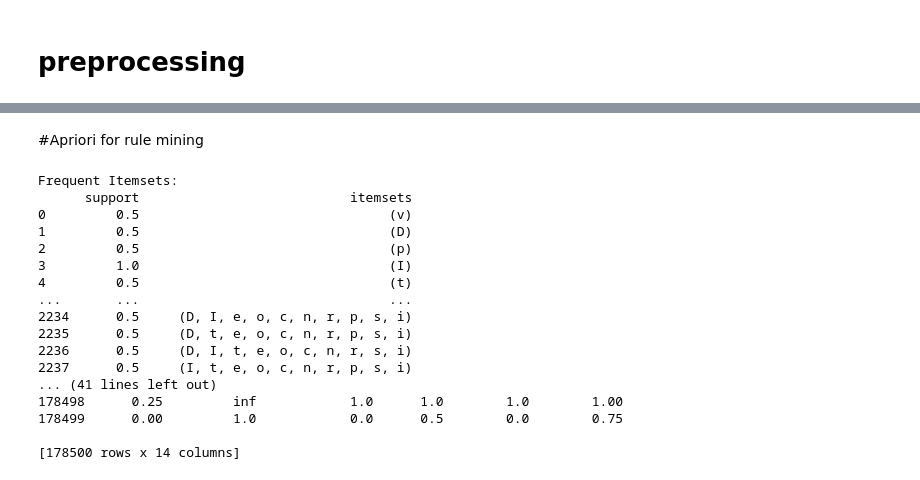
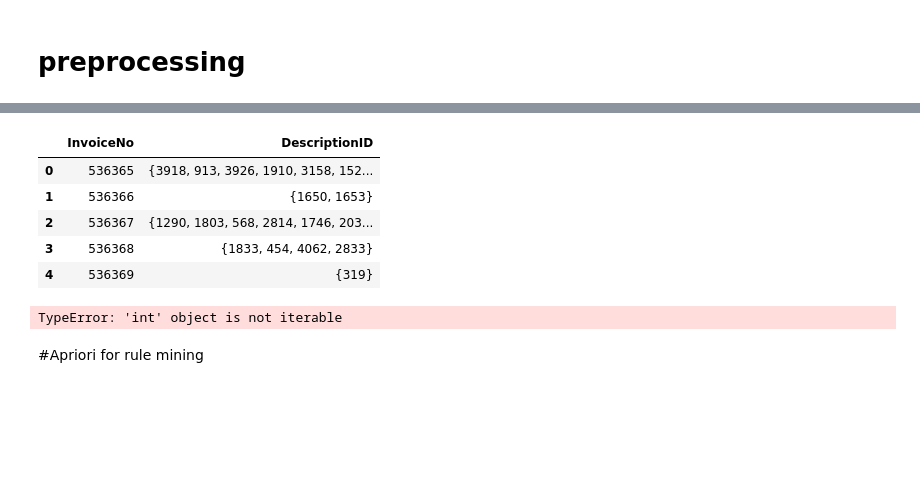
Before and after one commit to ItamarBerger/TabularDS, a Jupyter notebook: final_project/code/exmple_notebook.ipynb, the cells around one changed output, grey strips where cells are left out. Drawn from its saved outputs; the diff is of its cells as text; code cells hidden in the pictures; blank space fills up the shorter version.

```diff
--- a/final_project/code/exmple_notebook.ipynb
+++ b/final_project/code/exmple_notebook.ipynb
@@ -30,5 +23,28 @@ retails.head()
 retails['DescriptionID'] = retails['Description'].astype('category').cat.codes
 
 # aggregating each transaction as set of items for each Invoice
-retails_with_ids = retails.groupby('InvoiceNo')['DescriptionID'].apply(set).reset_index()
+retails = retails.groupby('InvoiceNo')['DescriptionID'].apply(set).reset_index()
 # retails_with_ids.head()
+# %%
+retails_with_ids.head()
+# %% [output]
+|  | InvoiceNo | DescriptionID |
+| 0 | 536365 | {3918, 913, 3926, 1910, 3158, 152... |
+| 1 | 536366 | {1650, 1653} |
+| 2 | 536367 | {1290, 1803, 568, 2814, 1746, 203... |
+| 3 | 536368 | {1833, 454, 4062, 2833} |
+| 4 | 536369 | {319} |
+# %%
+from mlxtend.preprocessing import TransactionEncoder
+
+# Convert sets to lists
+transactions = retails["DescriptionID"].apply(list).tolist()  # Convert sets to lists
+
+# Apply TransactionEncoder
+encoder = TransactionEncoder()
+encoded_array = encoder.fit(transactions).transform(transactions)
+
+# Convert to a DataFrame
+df_encoded = pd.DataFrame(encoded_array, columns=encoder.columns_)
+# %% [output]
+TypeError: 'int' object is not iterable
@@ -54,23 +72,5 @@ print("Frequent Itemsets:")
 print(frequent_itemsets)
 print("\nAssociation Rules:")
 print(rules)
-# %% [output]
-Frequent Itemsets:
-      support                           itemsets
-0         0.5                                (v)
-1         0.5                                (D)
-2         0.5                                (p)
-3         1.0                                (I)
-4         0.5                                (t)
-...       ...                                ...
-2234      0.5     (D, I, e, o, c, n, r, p, s, i)
-2235      0.5     (D, t, e, o, c, n, r, p, s, i)
-2236      0.5     (D, I, t, e, o, c, n, r, s, i)
-2237      0.5     (I, t, e, o, c, n, r, p, s, i)
-... (41 lines left out)
-178498      0.25         inf            1.0      1.0        1.0        1.00
-178499      0.00         1.0            0.0      0.5        0.0        0.75
-
-[178500 rows x 14 columns]
 # %%
 # Filter interesting rules
```
Also changed, not shown: parts of 5 cells of this notebook.
